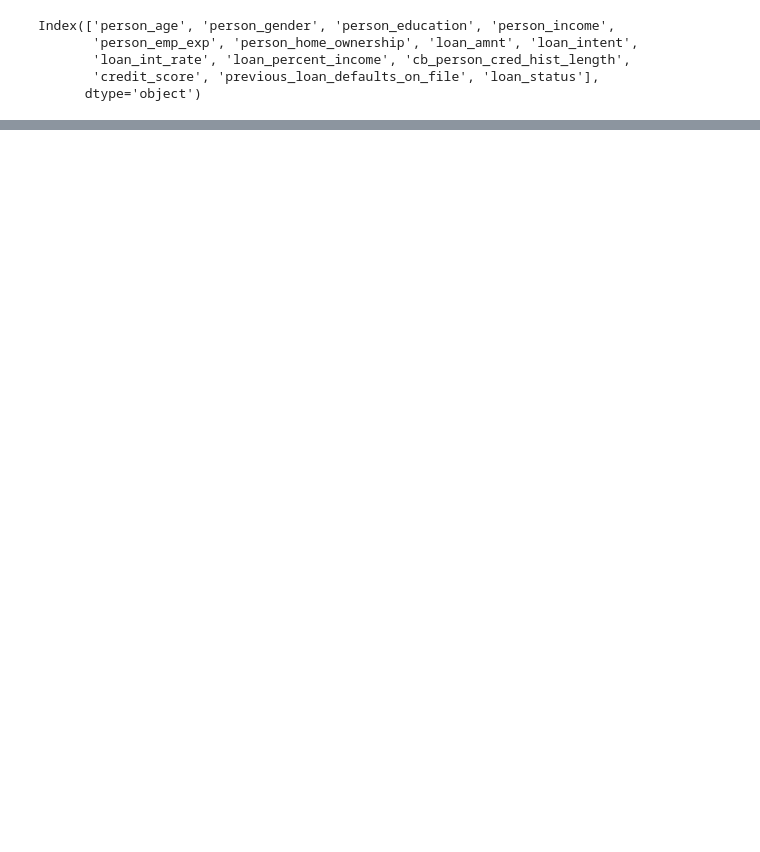
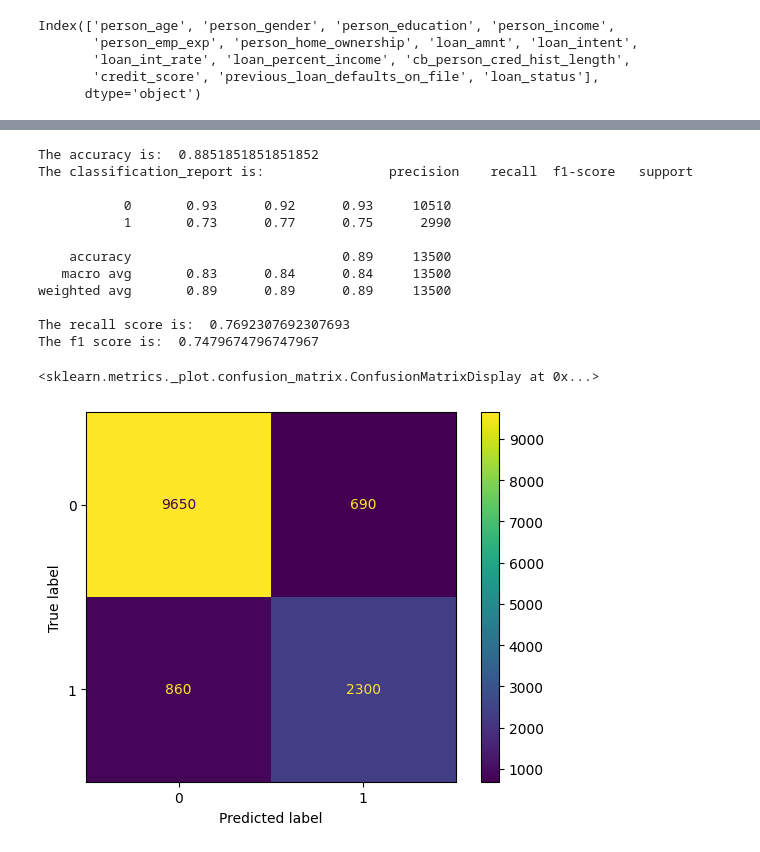
Before and after one commit to SmayanKulkarni/AI-and-ML-Course, a Jupyter notebook: ML-LAB/Final Lab/LogisticRegression.ipynb, the cells around one changed output, grey strips where cells are left out. Cells and saved outputs as stored; diff of their text form; code cells hidden in the pictures; blank space fills up the shorter version.

```diff
--- a/ML-LAB/Final Lab/LogisticRegression.ipynb
+++ b/ML-LAB/Final Lab/LogisticRegression.ipynb
@@ -224,3 +232,38 @@ y = df['loan_status']
 from sklearn.model_selection import train_test_split
 
 X_train, X_test, y_train, y_test = train_test_split(X, y, test_size=0.3, random_state=234)
+# %%
+X_train_scaled = scaler.fit_transform(X_train)
+X_test_scaled = scaler.transform(X_test)
+# %%
+m,n = X.shape
+w_in = np.zeros((n,))
+b_in = 3.23423
+# %%
+w_final, b_final = gradient_descent(X_train_scaled, y_train, w_in, b_in,alpha=0.01, num_iters=1000)
+# %%
+y_preds = predict(w_final, b_final,X_test_scaled)
+# %%
+from sklearn.metrics import accuracy_score, classification_report, f1_score, recall_score, auc, roc_curve,RocCurveDisplay, confusion_matrix, ConfusionMatrixDisplay
+
+
+print("The accuracy is: ", accuracy_score(y_test, y_preds))
+print("The classification_report is: ", classification_report(y_test, y_preds))
+print("The recall score is: ", recall_score(y_test, y_preds))
+print("The f1 score is: ", f1_score(y_test, y_preds))
+ConfusionMatrixDisplay(confusion_matrix=confusion_matrix(y_preds, y_test)).plot()
+# %% [output]
+The accuracy is:  0.8851851851851852
+The classification_report is:                precision    recall  f1-score   support
+
+           0       0.93      0.92      0.93     10510
+           1       0.73      0.77      0.75      2990
+
+    accuracy                           0.89     13500
+   macro avg       0.83      0.84      0.84     13500
+weighted avg       0.89      0.89      0.89     13500
+
+The recall score is:  0.7692307692307693
+The f1 score is:  0.7479674796747967
+<sklearn.metrics._plot.confusion_matrix.ConfusionMatrixDisplay at 0x...>
+[figure, added]
```
Also changed, not shown: parts of 8 cells of this notebook.
